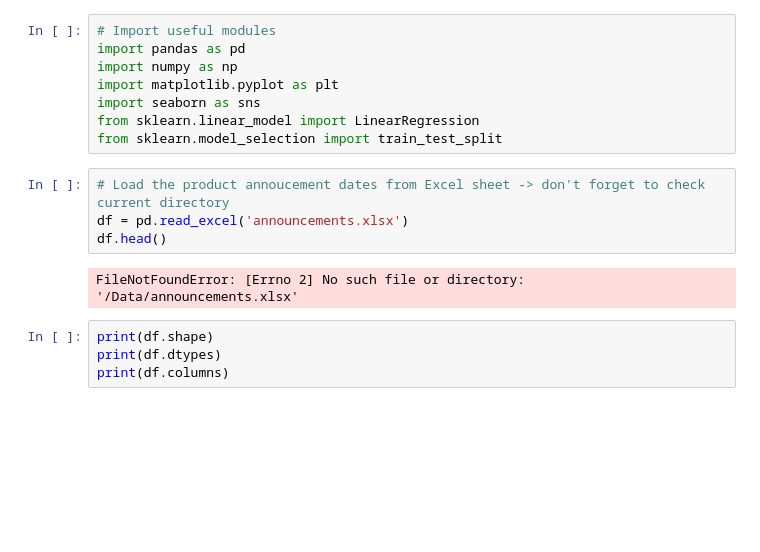
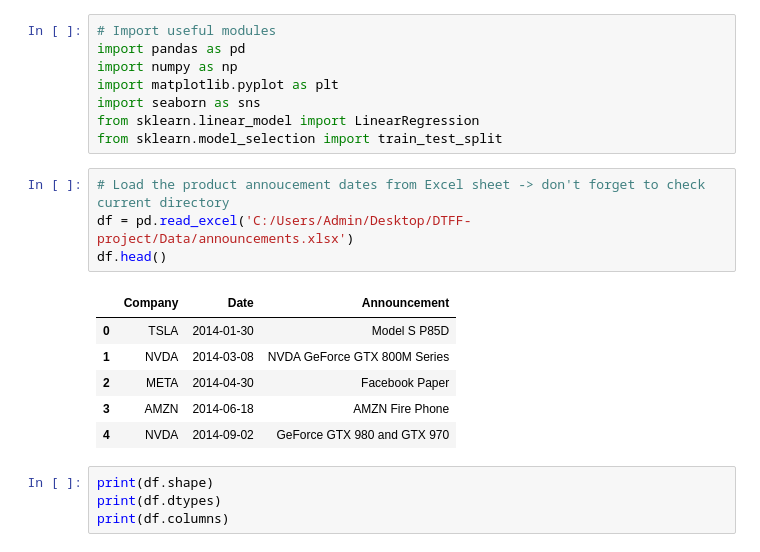
Before and after one commit to Nicodu21/DTFF-project, a Jupyter notebook: code/notebook/DTFF_project.ipynb, the cells around one changed output. Saved outputs shown, nothing was run; the diff lists cells and outputs as text; blank space fills up the shorter version.

```diff
--- a/code/notebook/DTFF_project.ipynb
+++ b/code/notebook/DTFF_project.ipynb
@@ -12,10 +12,15 @@ from sklearn.linear_model import LinearRegression
 from sklearn.model_selection import train_test_split
 # %%
 # Load the product annoucement dates from Excel sheet -> don't forget to check current directory
-df = pd.read_excel('announcements.xlsx')
+df = pd.read_excel('C:/Users/Admin/Desktop/DTFF-project/Data/announcements.xlsx')
 df.head()
 # %% [output]
-FileNotFoundError: [Errno 2] No such file or directory: '/Data/announcements.xlsx'
+|  | Company | Date | Announcement |
+| 0 | TSLA | 2014-01-30 | Model S P85D |
+| 1 | NVDA | 2014-03-08 | NVDA GeForce GTX 800M Series |
+| 2 | META | 2014-04-30 | Facebook Paper |
+| 3 | AMZN | 2014-06-18 | AMZN Fire Phone |
+| 4 | NVDA | 2014-09-02 | GeForce GTX 980 and GTX 970 |
 # %%
 print(df.shape)
 print(df.dtypes)
```
Also changed, not shown: parts of 9 cells of this notebook.
